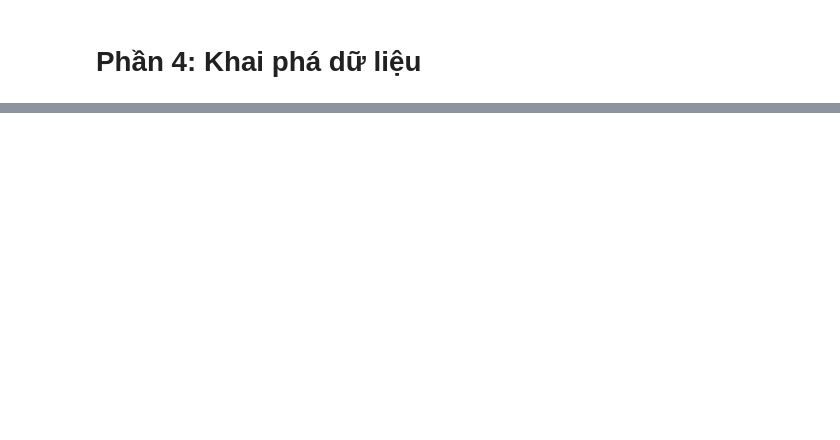
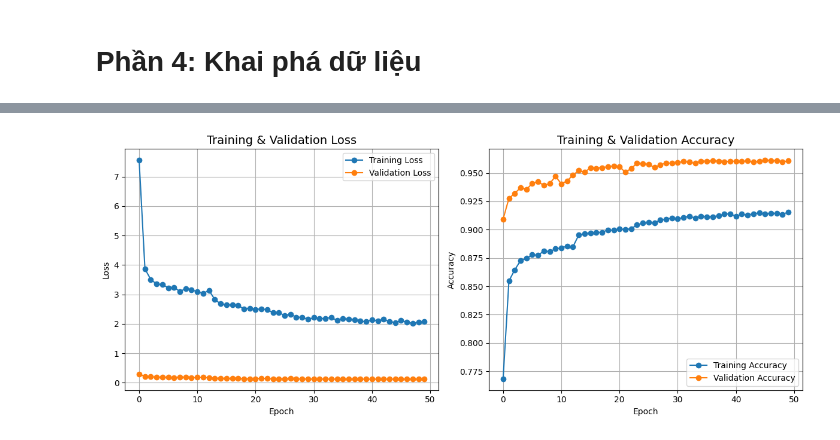
Before and after one commit to Min190503/Leaf-Disease, a Jupyter notebook: src/Leaf_Disease.ipynb, the cells around one changed output, grey strips where cells are left out. Drawn from its saved outputs; the diff is of its cells as text; code cells hidden in the pictures; blank space fills up the shorter version.

```diff
--- a/src/Leaf_Disease.ipynb
+++ b/src/Leaf_Disease.ipynb
@@ -354,0 +517,10 @@ print(f"Test Accuracy: {test_acc:.4f}")
+# %%
+history = model.fit(
+    train_gen,
+    validation_data=val_gen,
+    epochs=50,
+    workers = 6,
+    use_multiprocessing = False,
+    class_weight=final_class_weights,
+    callbacks=callbacks
+)
@@ -354,0 +545,26 @@ print(f"Test Accuracy: {test_acc:.4f}")
+# %%
+# --- Vẽ biểu đồ ---
+plt.figure(figsize=(12, 5))
+
+plt.subplot(1, 2, 1)
+plt.plot(history.history['loss'], label='Training Loss', marker='o')
+plt.plot(history.history['val_loss'], label='Validation Loss', marker='o')
+plt.title('Training & Validation Loss', fontsize=14)
+plt.xlabel('Epoch')
+plt.ylabel('Loss')
+plt.legend()
+plt.grid(True)
+
+plt.subplot(1, 2, 2)
+plt.plot(history.history['accuracy'], label='Training Accuracy', marker='o')
+plt.plot(history.history['val_accuracy'], label='Validation Accuracy', marker='o')
+plt.title('Training & Validation Accuracy', fontsize=14)
+plt.xlabel('Epoch')
+plt.ylabel('Accuracy')
+plt.legend()
+plt.grid(True)
+
+plt.tight_layout()
+plt.show()
+# %% [output]
+[figure, added]
```
Also changed, not shown: parts of 38 cells of this notebook.
